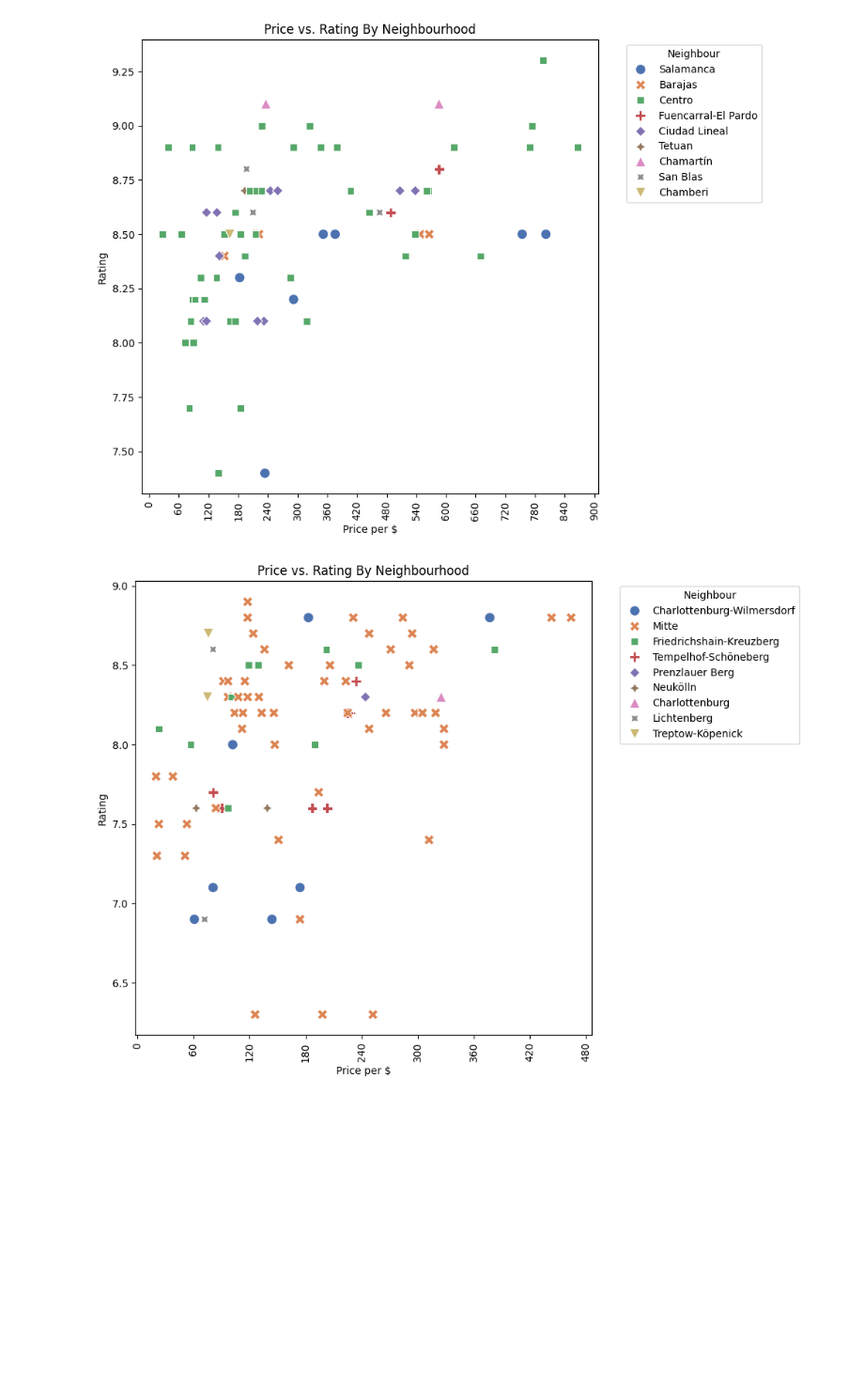
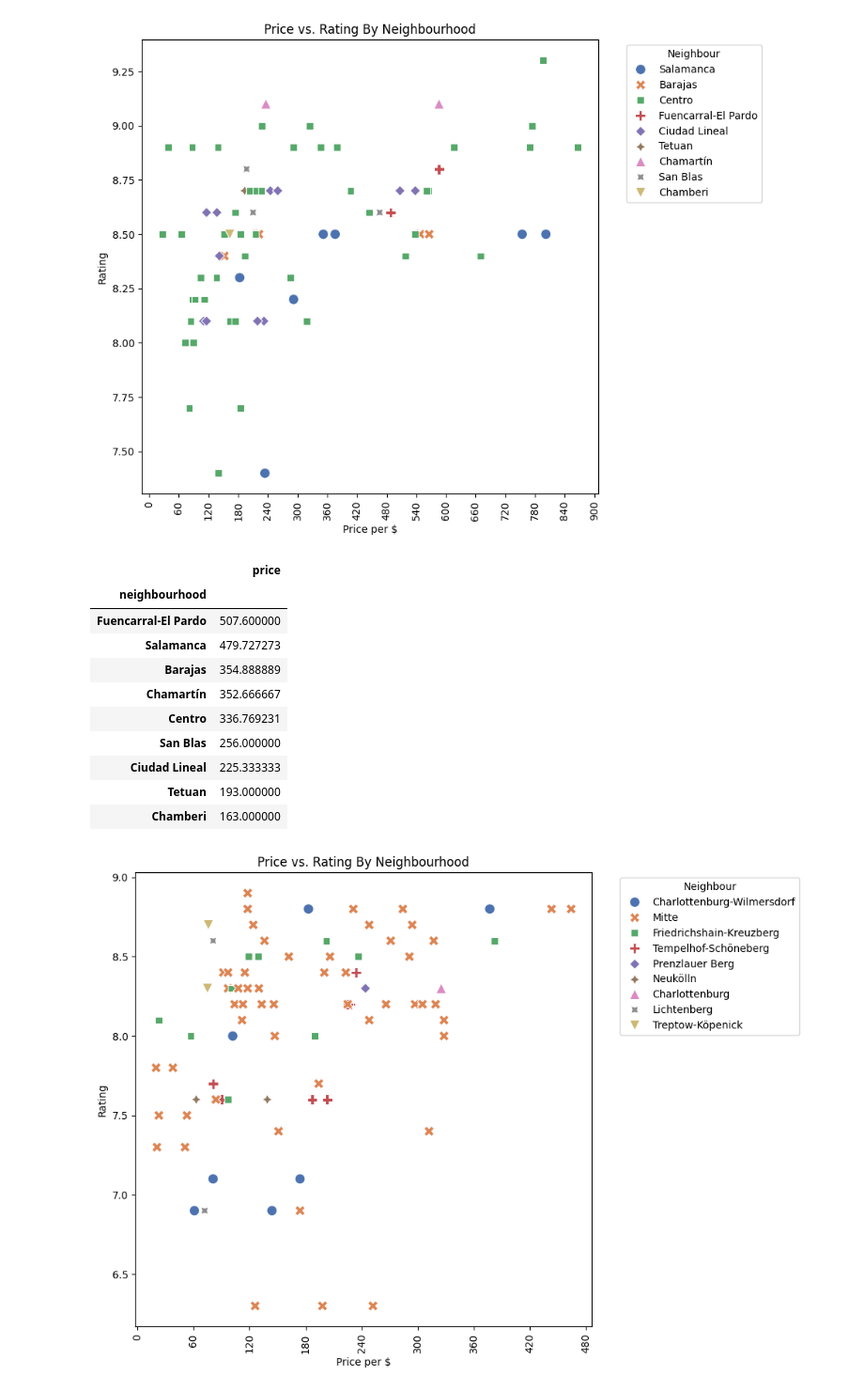
Before and after one commit to amirmfarzane/Data-Science-Course-Projects, a Jupyter notebook: P1/analysis.ipynb, the cells around one changed output. Shown at 94% size. Cells and saved outputs as stored; diff of their text form; code cells hidden in the pictures; blank space fills up the shorter version.

```diff
--- a/P1/analysis.ipynb
+++ b/P1/analysis.ipynb
@@ -492,6 +544,21 @@ neighbourhood_price_rating(paris_df[paris_df['price'] < 1800])
 neighbourhood_price_rating(madrid_df)
 # %% [output]
 [figure]
+# %%
+cities_wealth = (madrid_df[madrid_df['price'] < 1350]).sort_values(by = ['price'], ascending=False)
+(cities_wealth.loc[:, ['neighbourhood', 'price']]).groupby(['neighbourhood']).mean().sort_values(by = ['price'], ascending=False)
+# %% [output]
+|  | price |
+| neighbourhood |  |
+| Fuencarral-El Pardo | 507.600000 |
+| Salamanca | 479.727273 |
+| Barajas | 354.888889 |
+| Chamartín | 352.666667 |
+| Centro | 336.769231 |
+| San Blas | 256.000000 |
+| Ciudad Lineal | 225.333333 |
+| Tetuan | 193.000000 |
+| Chamberi | 163.000000 |
 # %%
 neighbourhood_price_rating(berlin_df)
 # %% [output]
```
Also changed, not shown: parts of 9 cells of this notebook.
